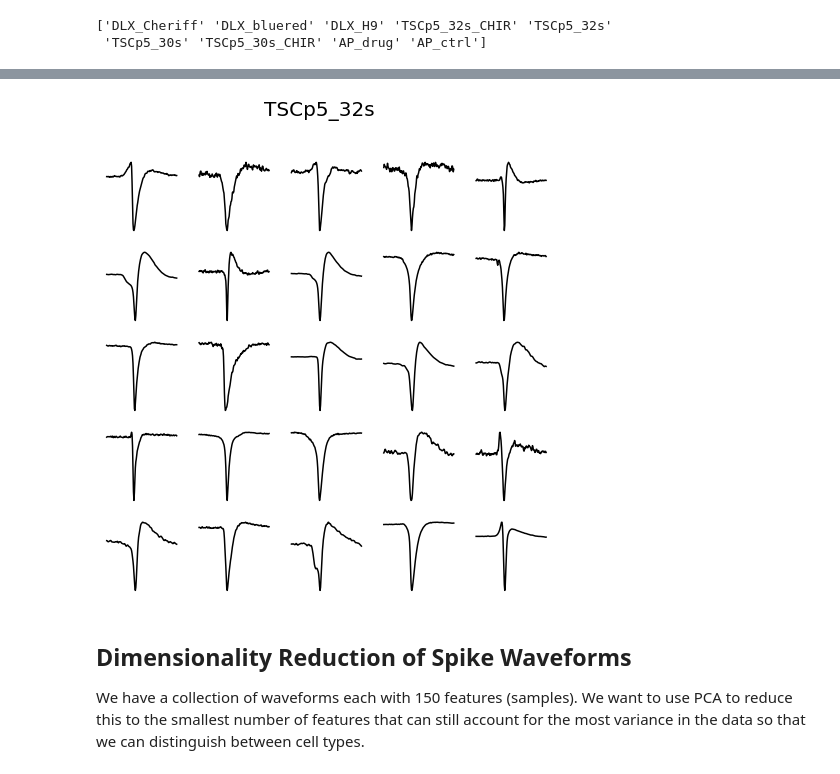
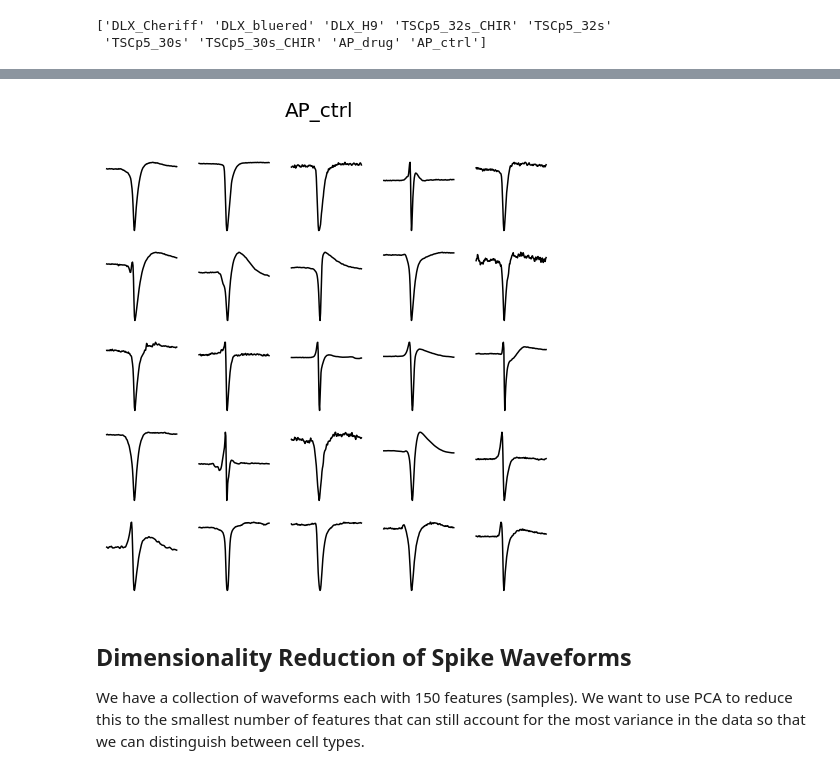
Before and after one commit to SmilodonCub/DS4VS, a Jupyter notebook: Week12/DS4VS_week12_PCA.ipynb, the cells around one changed output, grey strips where cells are left out. Saved outputs shown, nothing was run; the diff lists cells and outputs as text; code cells hidden in the pictures.

```diff
--- a/Week12/DS4VS_week12_PCA.ipynb
+++ b/Week12/DS4VS_week12_PCA.ipynb
@@ -121,5 +133,5 @@ print( organoids )
 # %%
-def plot_waveforms( df, index_list, mat_dim=5):
+def plot_waveforms( df, index_list, mat_dim ):
 
     fig, ax = plt.subplots(mat_dim, mat_dim, figsize=(8,8))
 
@@ -138,16 +150,17 @@ plot_waveforms( wf_features, rand_waveforms)
 # %%
 # plot similar waveforms
-idx = 4
+idx = 8
 choice_organoid = organoids[idx]
 organoid_df = waveforms[ waveforms['organoid']==choice_organoid ]
 organoid_plot = waveforms.drop(['organoid'], axis = 1, inplace = False )
 
+num_plots = 5
 rand_waveforms = np.random.choice(range(organoid_plot.shape[0]), size = num_plots**2, replace = False)
-plot_waveforms( organoid_plot, rand_waveforms)
+plot_waveforms( organoid_plot, rand_waveforms, num_plots)
 plt.suptitle(organoids[idx], fontsize = 20)
 plt.show()
 # %% [output]
-[figure, old version]
+[figure, new version]
 # %% [markdown]
 ## Dimensionality Reduction of Spike Waveforms
 
```
Also changed, not shown: parts of 10 cells of this notebook.
